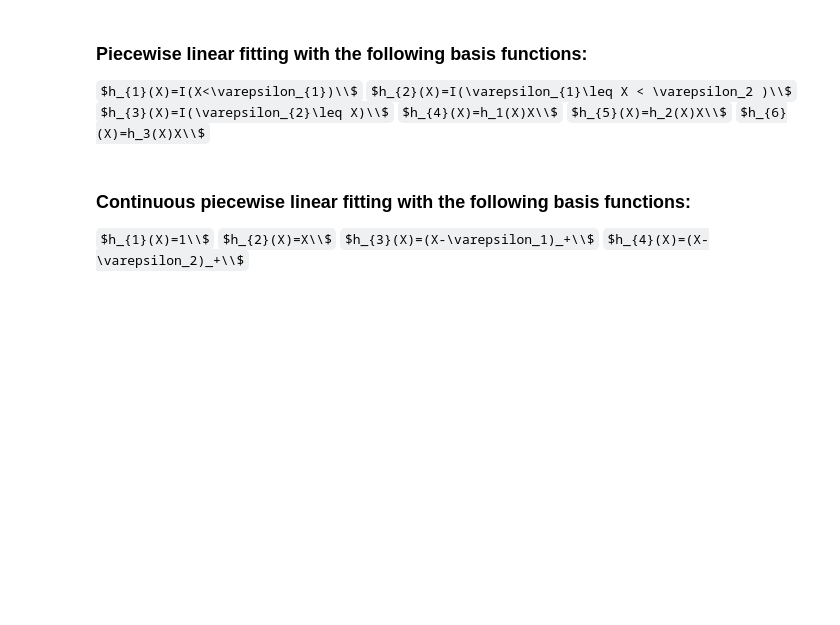
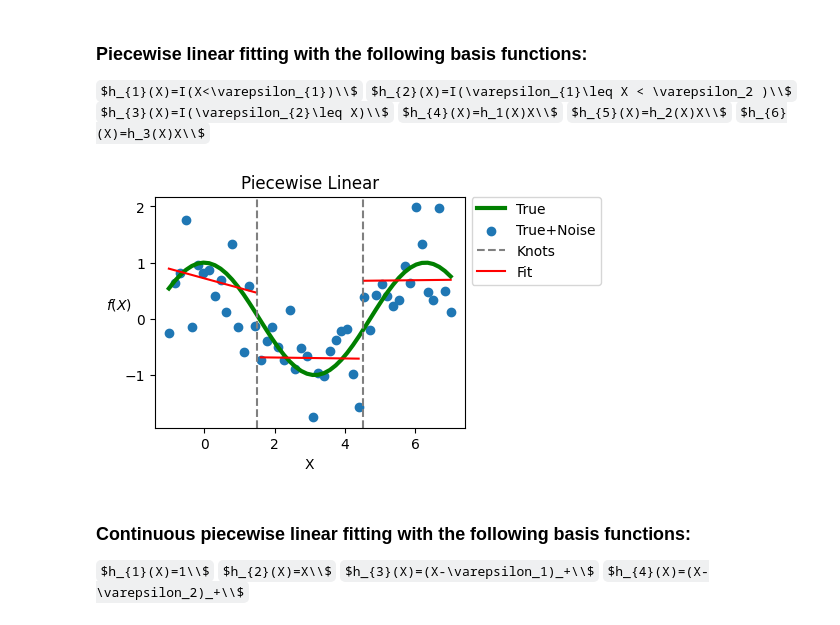
Before and after one commit to ParamvirSran/Machine-Learning, a Jupyter notebook: Labs/Lab_W10/Lab_W10_Incomplete.ipynb, the cells around one changed output. Cells and saved outputs as stored; diff of their text form; code cells hidden in the pictures; some formulas as TeX source; blank space fills up the shorter version.

```diff
--- a/Labs/Lab_W10/Lab_W10_Incomplete.ipynb
+++ b/Labs/Lab_W10/Lab_W10_Incomplete.ipynb
@@ -83,36 +100,35 @@ $h_{5}(X)=h_2(X)X\\$
 $h_{6}(X)=h_3(X)X\\$
 # %%
 # Calculate OLS coefficients from regression anatomy
-beta_region_1 = ((y_region_1 - y_region_1.mean()).dot(x_region_1) /
-                (x_region_1**2).sum())
-beta_region_2 = ((y_region_2 - y_region_2.mean()).dot(x_region_2) /
-                (x_region_2**2).sum())
-beta_region_3 = ((y_region_3 - y_region_3.mean()).dot(x_region_3) /
-                (x_region_3**2).sum())
+beta_region_1 = (y_region_1 - y_region_1.mean()).dot(x_region_1) / (x_region_1**2).sum()
+beta_region_2 = (y_region_2 - y_region_2.mean()).dot(x_region_2) / (x_region_2**2).sum()
+beta_region_3 = (y_region_3 - y_region_3.mean()).dot(x_region_3) / (x_region_3**2).sum()
 
 # Calculate regression fitted values
 y_hat_region_1 = beta_region_1 * x_region_1 + y_region_1.mean()
 y_hat_region_2 = beta_region_2 * x_region_2 + y_region_2.mean()
 y_hat_region_3 = beta_region_3 * x_region_3 + y_region_3.mean()
 
 # Plot cosine line and noisy data
 plt.figure(figsize=(4, 3))
-plt.plot(x_true, y_true, linewidth=3, c='g',label='True')
-plt.scatter(x_true, y_obs, label='True+Noise')
+plt.plot(x_true, y_true, linewidth=3, c="g", label="True")
+plt.scatter(x_true, y_obs, label="True+Noise")
 
 # Plot knots
-plt.axvline(x=x_knot_1, c='gray', ls='--', label='Knots')
-plt.axvline(x=x_knot_2, c='gray', ls='--')
+plt.axvline(x=x_knot_1, c="gray", ls="--", label="Knots")
+plt.axvline(x=x_knot_2, c="gray", ls="--")
 
 # Plot piecewise linear fits
-plt.plot(x_region_1, y_hat_region_1, c='r', label='Fit')
-plt.plot(x_region_2, y_hat_region_2, c='r')
-plt.plot(x_region_3, y_hat_region_3, c='r')
-plt.title('Piecewise Linear')
+plt.plot(x_region_1, y_hat_region_1, c="r", label="Fit")
+plt.plot(x_region_2, y_hat_region_2, c="r")
+plt.plot(x_region_3, y_hat_region_3, c="r")
+plt.title("Piecewise Linear")
 plt.legend(bbox_to_anchor=(1, 1.03))
-plt.xlabel('X')
-plt.ylabel('$f(X)$', rotation=0)
+plt.xlabel("X")
+plt.ylabel("$f(X)$", rotation=0)
 plt.show()
+# %% [output]
+[figure, added]
 # %% [markdown]
 ### Continuous piecewise linear fitting with the following basis functions:
 
```
Also changed, not shown: parts of 39 cells of this notebook.
